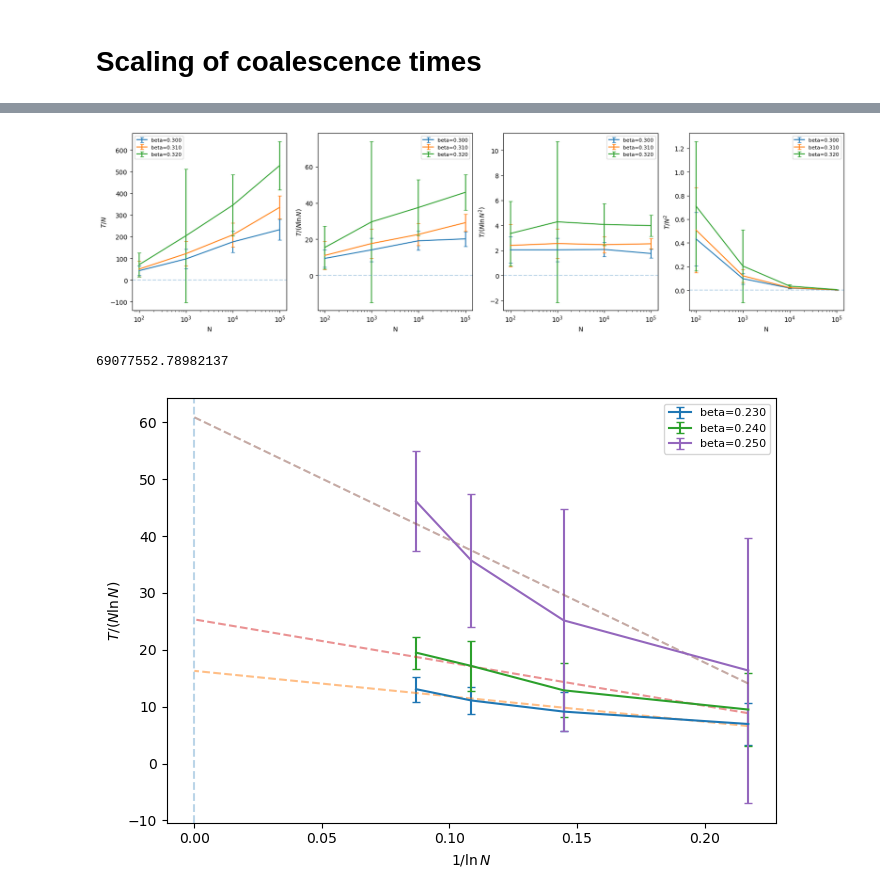
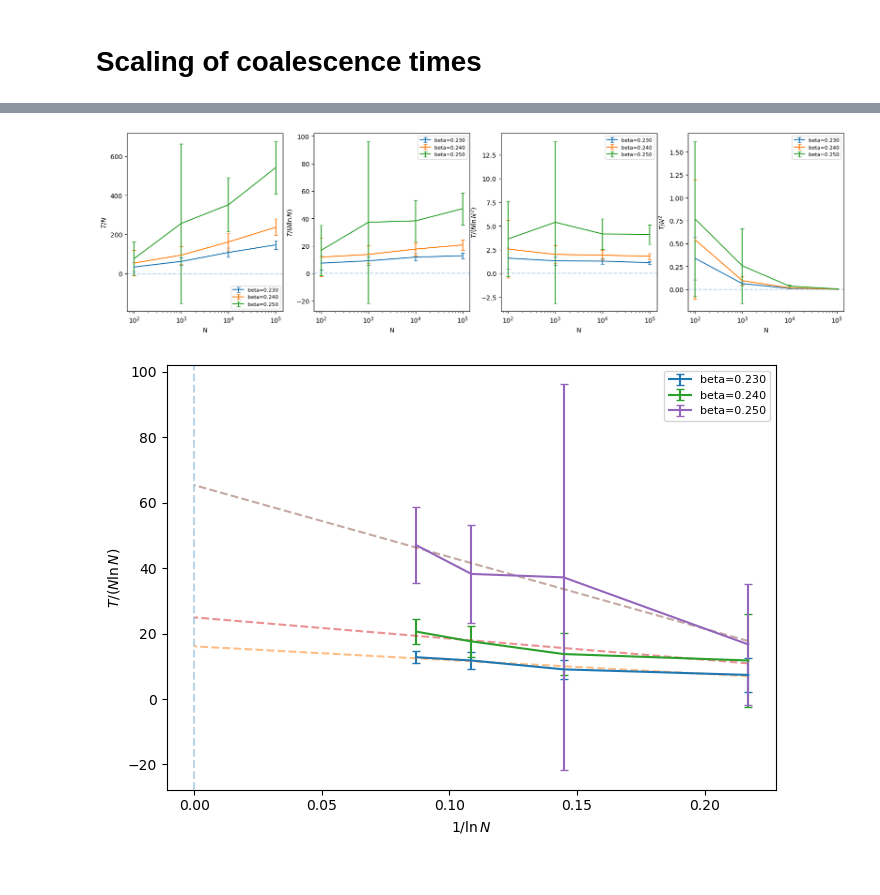
Before and after one commit to LouiseBudzynski/Bounding_Chain_Disordered_Ising_Models, a Jupyter notebook: notebooks/read_coal_time.ipynb, the cells around one changed output, grey strips where cells are left out. Drawn from its saved outputs; the diff is of its cells as text; code cells hidden in the pictures.

Commit message:
plots coalescence time (with larger maxiter and larger sizes)

```diff
--- a/notebooks/read_coal_time.ipynb
+++ b/notebooks/read_coal_time.ipynb
@@ -5,12 +5,12 @@ from utils.cftp_func import *
 import glob
 # %%
 graph_type = 'ER'
-coup_type = 'gauss'
+coup_type = 'ising'
 d = 4
 if graph_type == 'ER' and coup_type == 'ising':
     beta_SG = np.arctanh(np.sqrt(1/d))
     beta_uni = np.arctanh(1/d)
-    print(f"beta_uni = {beta_uni:.6f}")
+    print(f"beta_uni = {beta_uni:.6f}, beta_SG = {beta_SG:.6f}")
 elif graph_type == 'ER' and coup_type == 'gauss':
     beta_uni = solve_beta_critical_gauss(d=4)
     print(f"beta_uni = {beta_uni:.6f}")
@@ -40,0 +43,9 @@ df
+# %%
+max_iter_plot = 10**8
+N_plot = [10**2,10**3,10**4,10**5]
+mask = (
+    (df['N'].isin(N_plot)) &
+    (df['max_iter'] == max_iter_plot)
+)
+df_filtered = df[mask]
+df_filtered
@@ -41,2 +87,15 @@ df
 # %% [markdown]
 # Scaling of coalescence times
+# %%
+max_iter_plot = 10**9
+if graph_type == 'ER' and coup_type == 'gauss':
+    beta_plot = [0.2,0.27,0.3,0.32] # beta selection for plotting
+else:
+    beta_plot = df['beta'].unique()
+mask = (
+    (df['n_coal'] == df['n_runs']) & # plot only beta values for which every run has coalesced (for unbiased averages)
+    (df['beta'].isin(beta_plot)) &
+    (df['max_iter'] == max_iter_plot)
+)
+df_filtered = df[mask]
+df_filtered
@@ -43,55 +116,34 @@ df
 # %%
-max_iter_plot = 1000000000
-mask = (
-    (df['sampler'] == 'F_beta_Glauber') &
-    (df['lazy'] == False) &
-    (df['n_coal'] == df['n_runs']) &
-    (df['max_iter'] == max_iter_plot)
-)
-df_filtered = df[mask]
-
 fig, axes = plt.subplots(1, 4, figsize=(20, 5))
-#fig, axes = plt.subplots(1, 2, figsize=(10, 5))
 scalings = {
     r'$T / N$': (lambda N, T: T / N,
                 lambda N, T, sT: sT / N),
     r'$T / (N \ln N)$': (lambda N, T: T / (N * np.log(N)),
                           lambda N, T, sT: sT / (N * np.log(N))),
     r'$T / (N \ln N^2)$': (lambda N, T: T / (N * np.log(N)**2),
                           lambda N, T, sT: sT / (N * np.log(N)**2)),
     r'$T / N^2$': (lambda N, T: T / N**2,
                    lambda N, T, sT: sT / N**2),
 }
-beta_to_exclude = []
 for ax, (label, (scaling_fn, err_fn)) in zip(axes, scalings.items()):
     for beta in sorted(df_filtered['beta'].unique()):
-        if beta in beta_to_exclude:
-            continue
         sub_df = df_filtered[df_filtered['beta'] == beta].sort_values('N')
         N = sub_df['N'].values
         T = sub_df['mean_coal_time'].values
         sT = sub_df['std_coal_time'].values
         ax.errorbar(N, scaling_fn(N, T), yerr=err_fn(N, T, sT), label=f'beta={beta:.3f}', capsize=3)
     ax.axhline(0, linestyle='--', alpha=0.3)
     ax.set_xlabel('N')
     ax.set_ylabel(label)
     ax.set_xscale('log')
     ax.legend(fontsize=8)
 plt.show()
 # %% [output]
-[figure, old version]
+[figure, new version]
-# %%
-n=100000
-60*n*np.log(n)
-# %% [output]
-69077552.78982137
 # %%
 fig, ax = plt.subplots(figsize=(7, 5))
 
-beta_to_exclude = [0.26]
 for beta in sorted(df_filtered['beta'].unique()):
-    if beta in beta_to_exclude:
-        continue
     sub_df = df_filtered[df_filtered['beta'] == beta].sort_values('N')
     N = sub_df['N'].values
     T = sub_df['mean_coal_time'].values
@@ -111,7 +163,7 @@ ax.legend(fontsize=8)
 plt.tight_layout()
 plt.show()
 # %% [output]
-[figure, old version]
+[figure, new version]
 # %%
 fig, ax = plt.subplots(figsize=(7, 5))
 
```
Also changed, not shown: parts of 9 cells of this notebook, 14 other files.
